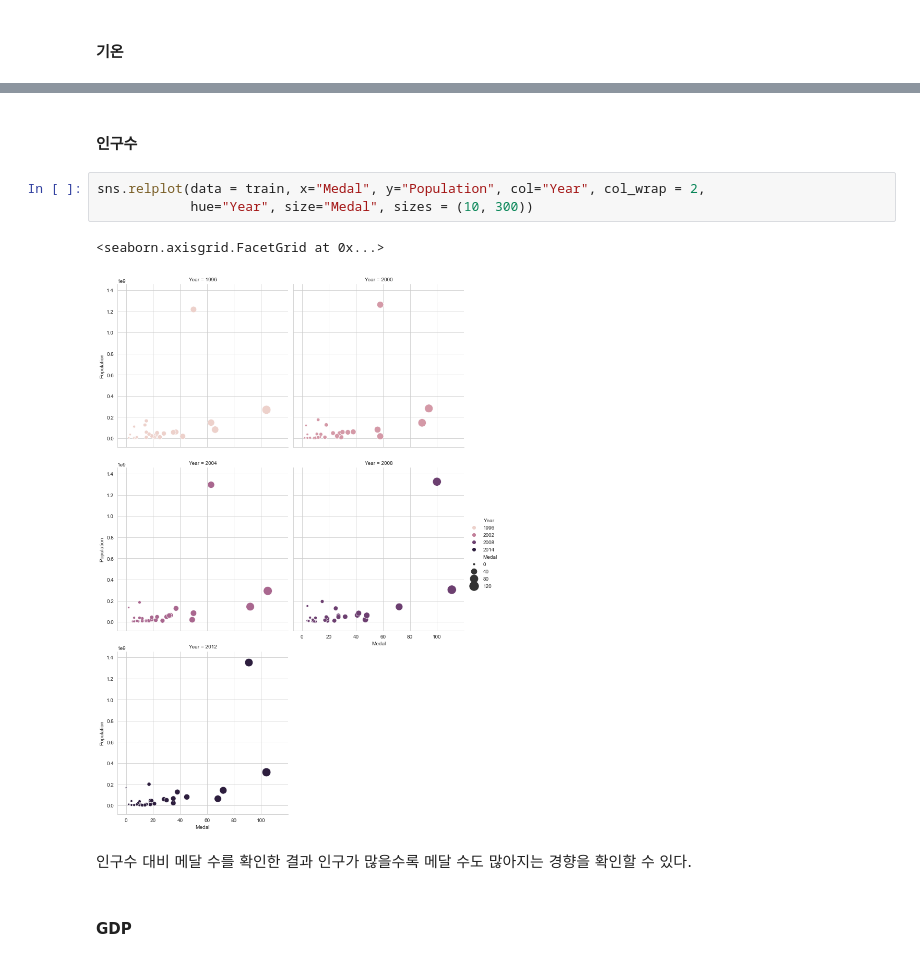
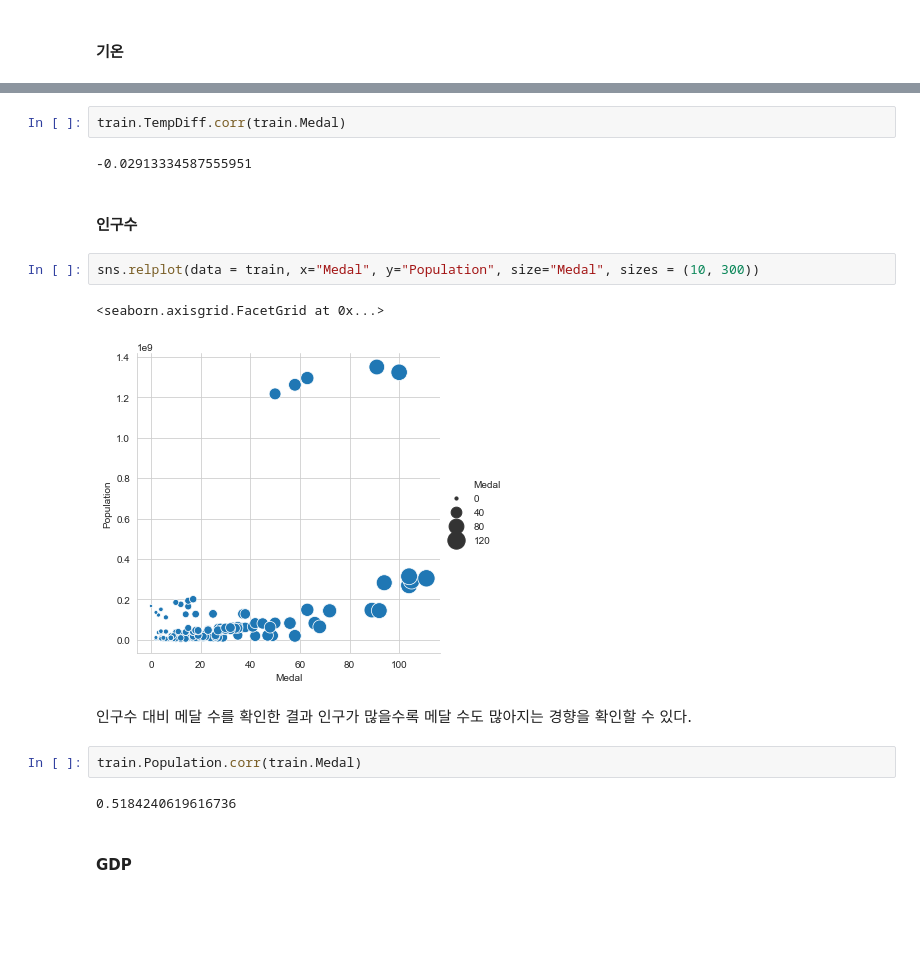
Before and after one commit to hogoood/my_own_project, a Jupyter notebook: Olympic Medals.ipynb, the cells around one changed output, grey strips where cells are left out. Cells and saved outputs as stored; diff of their text form; blank space fills up the shorter version.

```diff
--- a/Olympic Medals.ipynb
+++ b/Olympic Medals.ipynb
@@ -1560,13 +1579,20 @@ sns.barplot(data= train, x= 'Country', y = 'Medal', hue = 'Year')
+# %%
+train.TempDiff.corr(train.Medal)
+# %% [output]
+-0.02913334587555951
 # %% [markdown]
 #### 인구수
 # %%
-sns.relplot(data = train, x="Medal", y="Population", col="Year", col_wrap = 2,
-            hue="Year", size="Medal", sizes = (10, 300))
+sns.relplot(data = train, x="Medal", y="Population", size="Medal", sizes = (10, 300))
 # %% [output]
 <seaborn.axisgrid.FacetGrid at 0x...>
-[figure, old version]
+[figure, new version]
 # %% [markdown]
 인구수 대비 메달 수를 확인한 결과 인구가 많을수록 메달 수도 많아지는 경향을 확인할 수 있다.
+# %%
+train.Population.corr(train.Medal)
+# %% [output]
+0.5184240619616736
 # %% [markdown]
 #### GDP
 # %%
```
Also changed, not shown: parts of 6 cells of this notebook.
